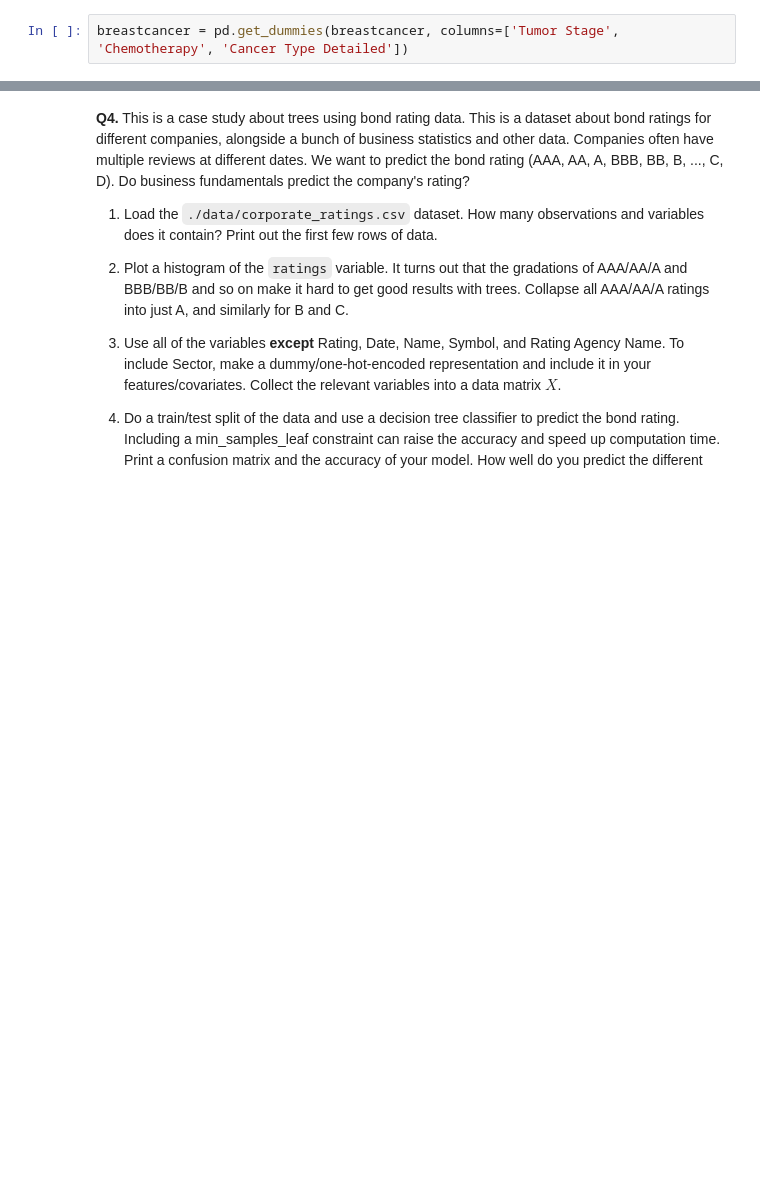
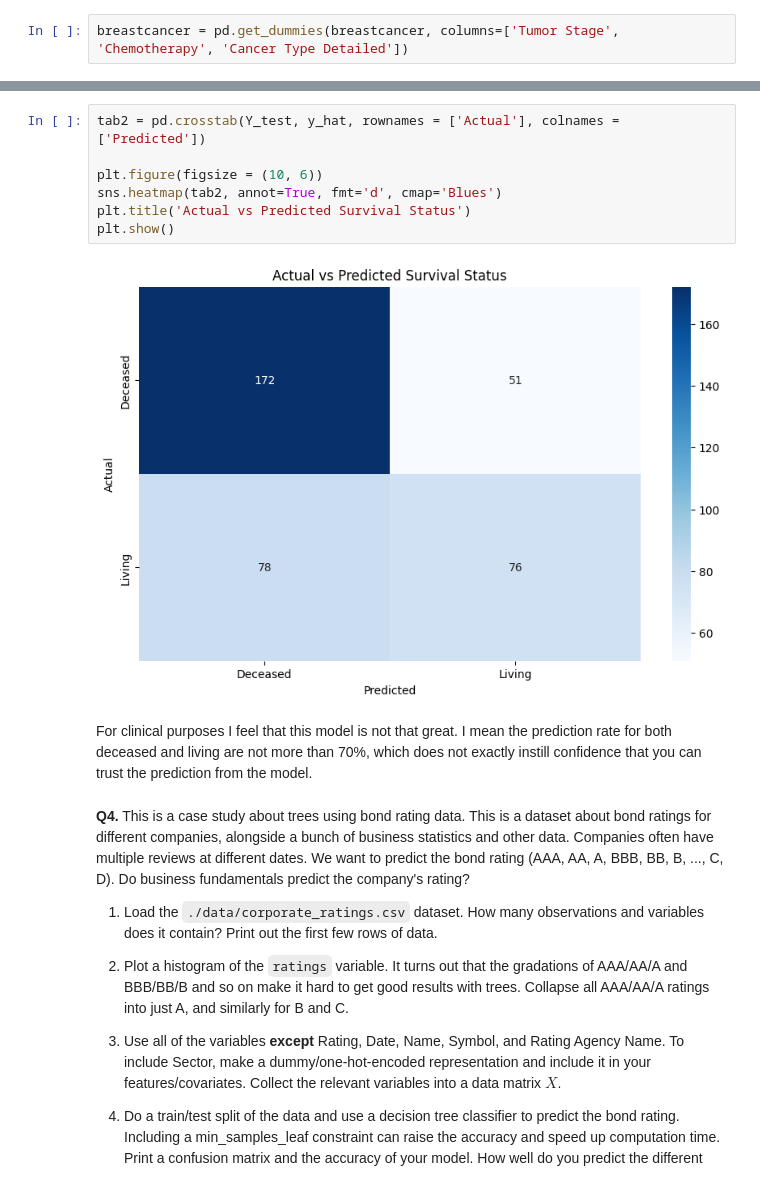
Before and after one commit to aileenkent/trees, a Jupyter notebook: assignment/assignment.ipynb, the cells around one changed output, grey strips where cells are left out. Cells and saved outputs as stored; diff of their text form; blank space fills up the shorter version.

```diff
--- a/assignment/assignment.ipynb
+++ b/assignment/assignment.ipynb
@@ -245,3 +355,14 @@ breastcancer = pd.get_dummies(breastcancer, columns=['Tumor Stage', 'Chemotherap
+# %%
+tab2 = pd.crosstab(Y_test, y_hat, rownames = ['Actual'], colnames = ['Predicted'])
+
+plt.figure(figsize = (10, 6))
+sns.heatmap(tab2, annot=True, fmt='d', cmap='Blues')
+plt.title('Actual vs Predicted Survival Status')
+plt.show()
+# %% [output]
+[figure, added]
+# %% [markdown]
+For clinical purposes I feel that this model is not that great. I mean the prediction rate for both deceased and living are not more than 70%, which does not exactly instill confidence that you can trust the prediction from the model.
 # %% [markdown]
 **Q4.** This is a case study about trees using bond rating data. This is a dataset about bond ratings for different companies, alongside a bunch of business statistics and other data. Companies often have multiple reviews at different dates. We want to predict the bond rating (AAA, AA, A, BBB, BB, B, ..., C, D). Do business fundamentals predict the company's rating?
 
```
Also changed, not shown: parts of 21 cells of this notebook.
